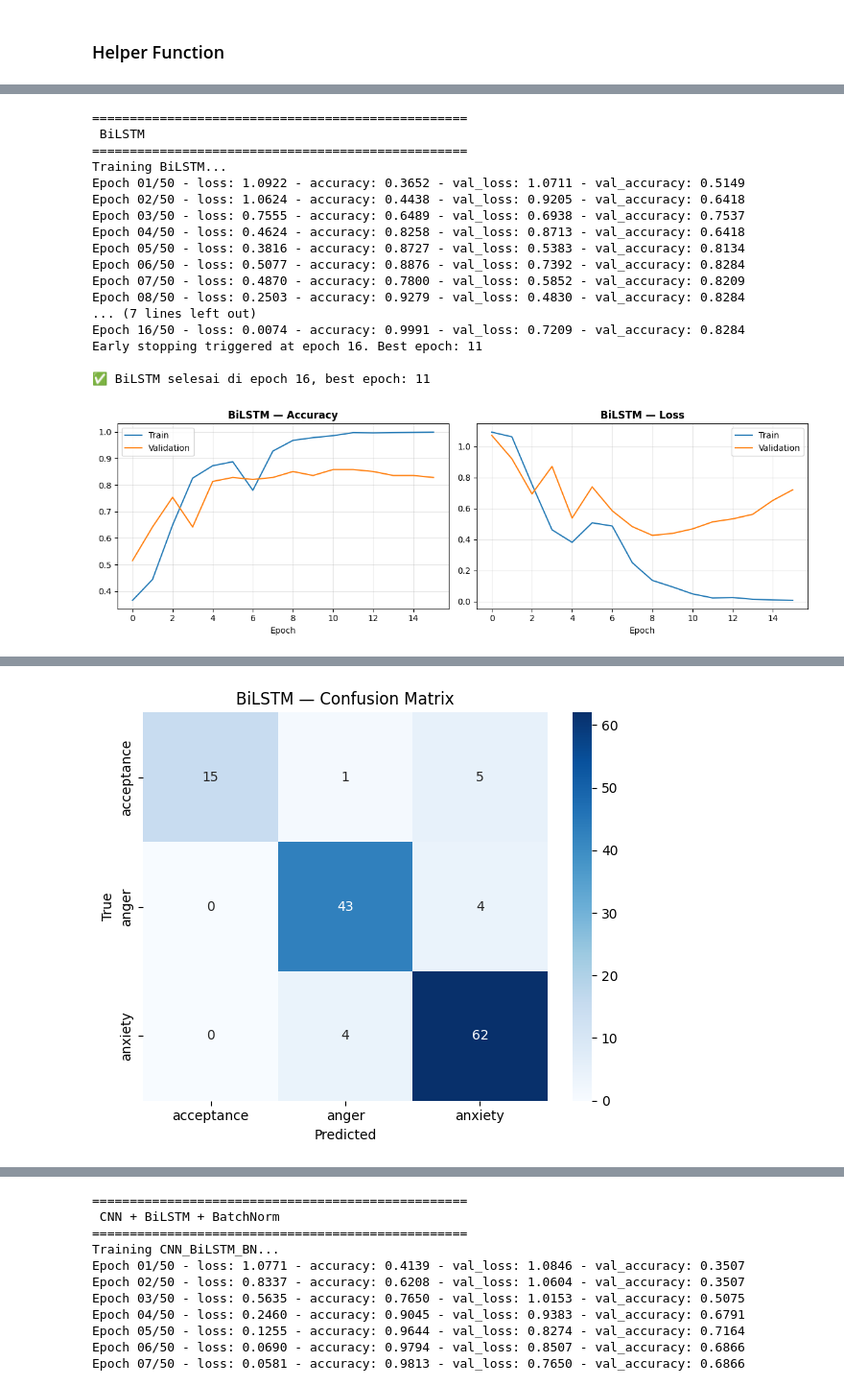
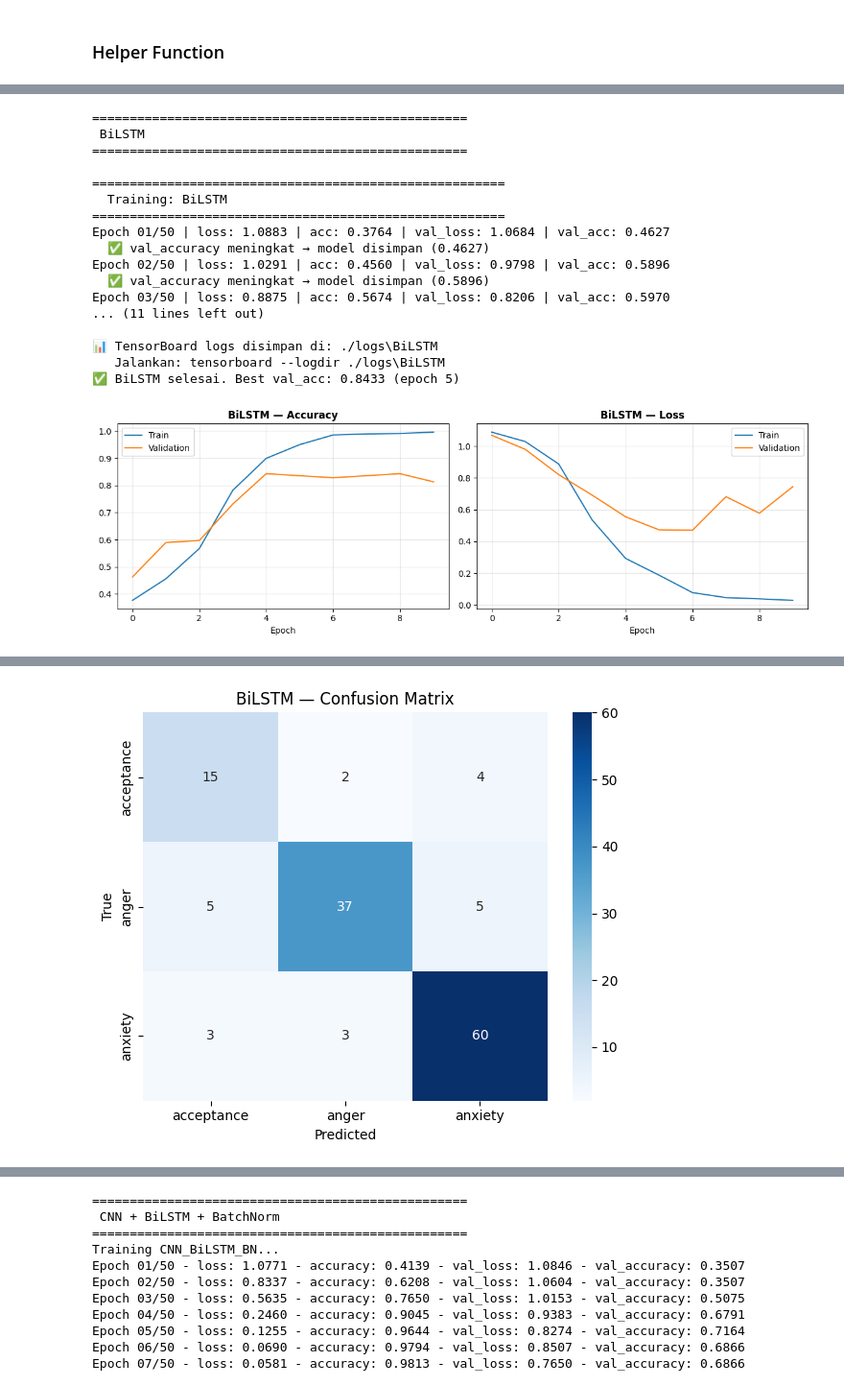
Before and after one commit to WeTeamBest/healmate_ai, a Jupyter notebook: AI/eksperimen/notebook.ipynb, the cells around one changed output, grey strips where cells are left out. Shown at 96% size. Drawn from its saved outputs; the diff is of its cells as text; code cells hidden in the pictures.

```diff
--- a/AI/eksperimen/notebook.ipynb
+++ b/AI/eksperimen/notebook.ipynb
@@ -51,7 +58,7 @@ os.makedirs(LOGS_DIR, exist_ok=True)
 # %% [markdown]
 ## Load Dataset
 # %%
-df = pd.read_excel(r"D:\Kuliah\DICODING\Capstone\HealMate_AI\DS\Empathetic Counseling Dataset\Empathetic Counseling.xlsx")
+df =pd.read_excel(DATSET_PATH)
 print(f'Shape : {df.shape}')
 df.head()
 # %% [output]
@@ -97,3 +104,15 @@ Duplikat : 165
 | 50% | 2.000000 | 0.327732 | 0.344535 | 0.239694 | 0.576117 |
 | 75% | 3.000000 | 0.576117 | 0.451863 | 0.327732 | 0.576117 |
 | max | 9.000000 | 0.979748 | 0.980098 | 0.998754 | 0.998754 |
+# %%
+
+#Distribusi panjang teks
+df['input_length'] = df['input_clean'].str.split().str.len()
+df['label_length'] = df['label_clean'].str.split().str.len()
+print(df[['input_length', 'label_length']].describe())
+
+#Cek duplikat input (input sama, label berbeda)
+print(f"Input unik: {df['input_clean'].nunique()} dari {len(df)} total")
+
+#Cek label noise (confidence rendah)
+print(df[df['emotion_confidence'] < 0.5]['predicted_emotion'].value_counts())
@@ -140,6 +175,10 @@ y_encoded = le.fit_transform(y)
 print('Label encoding:')
 for i, cls in enumerate(le.classes_):
     print(f'  {cls:12s} → {i}')
+
+with open(os.path.join(OUTPUT_DIR, 'label_encoder.pkl'), 'wb') as f:
+    pickle.dump(le, f)
+print("✅ Label encoder disimpan.")
 # %% [output]
 Label encoding:
   acceptance   → 0
@@ -191,6 +238,10 @@ print(f'\nShape setelah padding:')
 print(f'  Train : {X_train_seq.shape}')
 print(f'  Val   : {X_val_seq.shape}')
 print(f'  Test  : {X_test_seq.shape}')
+
+with open(os.path.join(OUTPUT_DIR, 'tokenizer.pkl'), 'wb') as f:
+    pickle.dump(tokenizer, f)
+print("✅ Tokenizer disimpan.")
 # %% [output]
 Vocab size (aktual) : 3,031
 Vocab size (capped) : 3,032
@@ -796,37 +1033,37 @@ CNN - Best Epoch: 8, Train Acc: 0.9953, Val Acc: 0.8284, Test Acc: 0.8209
 # %%
-# BiLSTM
+# ── BiLSTM ────────────────────────────────────────────────────
 bilstm_model = model_BiLSTM()
 
-print("\n" + "="*50)
+print("=" * 50)
 print(" BiLSTM ")
-print("="*50)
+print("=" * 50)
 
 bilstm_model, bilstm_history = train_model(bilstm_model, 'BiLSTM', X_train_seq, y_train, X_val_seq, y_val)
 
 plot_history(bilstm_history, 'BiLSTM')
 
-best_epoch_bilstm  = int(np.argmax(bilstm_history.history['val_accuracy'])) + 1
-train_acc_bilstm   = bilstm_history.history['accuracy'][best_epoch_bilstm-1]
-val_acc_bilstm     = bilstm_history.history['val_accuracy'][best_epoch_bilstm-1]
-test_acc_bilstm, _ = evaluate_dl_model(bilstm_model, X_test_seq, y_test, "BiLSTM")
+best_epoch_bilstm  = int(np.argmax(bilstm_history['val_accuracy'])) + 1
+train_acc_bilstm   = bilstm_history['accuracy'][best_epoch_bilstm - 1]
+val_acc_bilstm     = bilstm_history['val_accuracy'][best_epoch_bilstm - 1]
+test_acc_bilstm, test_f1_bilstm, test_mae_bilstm = evaluate_dl_model(bilstm_model, X_test_seq, y_test, 'BiLSTM')
 
-print(f'BiLSTM - Best Epoch: {best_epoch_bilstm}, Train Acc: {train_acc_bilstm:.4f}, Val Acc: {val_acc_bilstm:.4f}, Test Acc: {test_acc_bilstm:.4f}')
+print(f'BiLSTM — Best Epoch: {best_epoch_bilstm} | Train Acc: {train_acc_bilstm:.4f} | Val Acc: {val_acc_bilstm:.4f} | Test Acc: {test_acc_bilstm:.4f} | MAE: {test_mae_bilstm:.4f}')
 # %% [output]
 ==================================================
  BiLSTM
 ==================================================
-Training BiLSTM...
-Epoch 01/50 - loss: 1.0922 - accuracy: 0.3652 - val_loss: 1.0711 - val_accuracy: 0.5149
-Epoch 02/50 - loss: 1.0624 - accuracy: 0.4438 - val_loss: 0.9205 - val_accuracy: 0.6418
-Epoch 03/50 - loss: 0.7555 - accuracy: 0.6489 - val_loss: 0.6938 - val_accuracy: 0.7537
-Epoch 04/50 - loss: 0.4624 - accuracy: 0.8258 - val_loss: 0.8713 - val_accuracy: 0.6418
-Epoch 05/50 - loss: 0.3816 - accuracy: 0.8727 - val_loss: 0.5383 - val_accuracy: 0.8134
-Epoch 06/50 - loss: 0.5077 - accuracy: 0.8876 - val_loss: 0.7392 - val_accuracy: 0.8284
-Epoch 07/50 - loss: 0.4870 - accuracy: 0.7800 - val_loss: 0.5852 - val_accuracy: 0.8209
-Epoch 08/50 - loss: 0.2503 - accuracy: 0.9279 - val_loss: 0.4830 - val_accuracy: 0.8284
-... (7 lines left out)
-Epoch 16/50 - loss: 0.0074 - accuracy: 0.9991 - val_loss: 0.7209 - val_accuracy: 0.8284
-Early stopping triggered at epoch 16. Best epoch: 11
 
-✅ BiLSTM selesai di epoch 16, best epoch: 11
+=======================================================
+  Training: BiLSTM
+=======================================================
+Epoch 01/50 | loss: 1.0883 | acc: 0.3764 | val_loss: 1.0684 | val_acc: 0.4627
+  ✅ val_accuracy meningkat → model disimpan (0.4627)
+Epoch 02/50 | loss: 1.0291 | acc: 0.4560 | val_loss: 0.9798 | val_acc: 0.5896
+  ✅ val_accuracy meningkat → model disimpan (0.5896)
+Epoch 03/50 | loss: 0.8875 | acc: 0.5674 | val_loss: 0.8206 | val_acc: 0.5970
+... (11 lines left out)
+
+📊 TensorBoard logs disimpan di: ./logs\BiLSTM
+   Jalankan: tensorboard --logdir ./logs\BiLSTM
+✅ BiLSTM selesai. Best val_acc: 0.8433 (epoch 5)
-[figure, old version]
+[figure, new version]
@@ -843 +1082 @@ weighted avg       0.90      0.90      0.89       134
-[figure, old version]
+[figure, new version]
```
Also changed, not shown: parts of 26 cells of this notebook, 7 other files.
